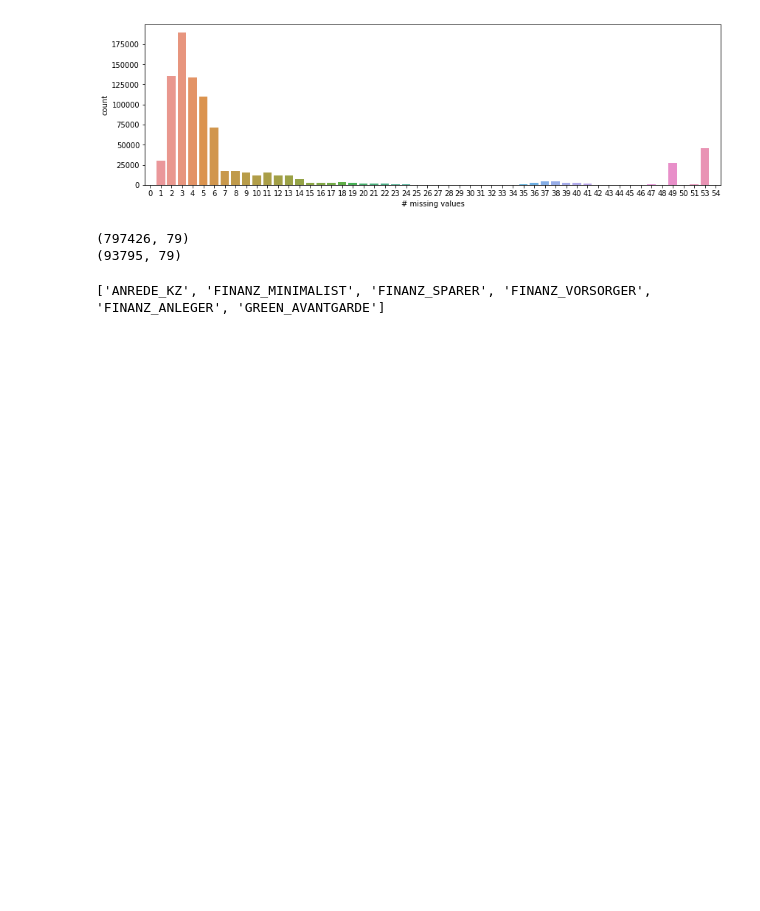
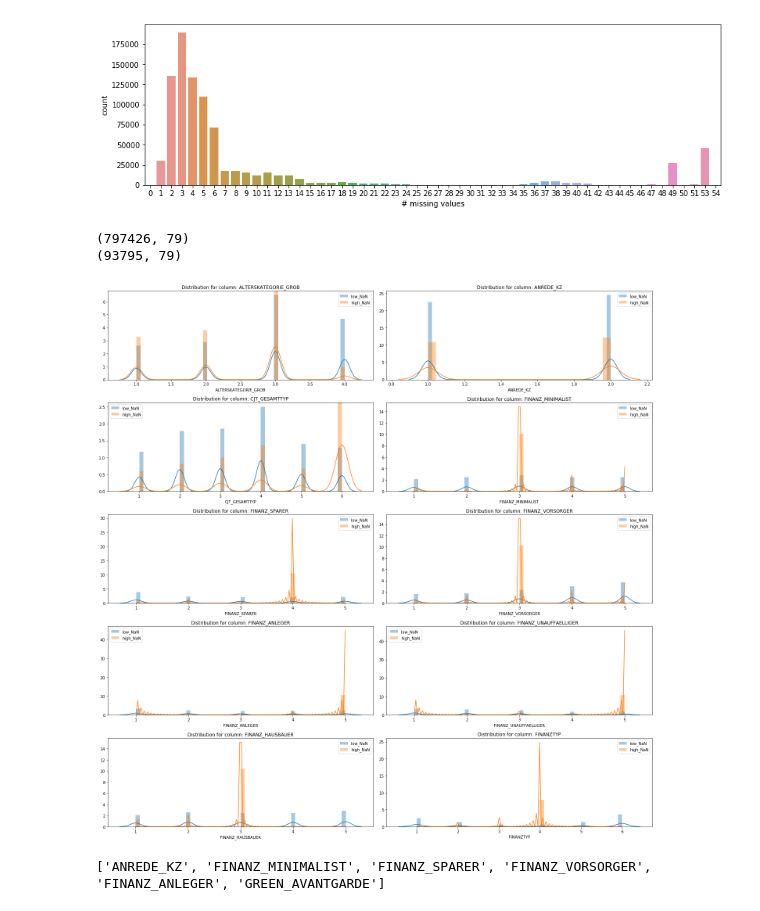
Before and after one commit to mkucz95/customer_segmentation, a Jupyter notebook: Identify_Customer_Segments.ipynb, the cells around one changed output. Saved outputs shown, nothing was run; the diff lists cells and outputs as text; code cells hidden in the pictures; blank space fills up the shorter version.

```diff
--- a/Identify_Customer_Segments.ipynb
+++ b/Identify_Customer_Segments.ipynb
@@ -309,6 +324,17 @@ print(azdias_high.shape)
 # %% [output]
 (797426, 79)
 (93795, 79)
+# %%
+plt.figure(figsize=(20,20))
+for i, col in enumerate(azdias_low.columns[:10]):
+    plt.subplot(5, 2, i+1)
+    sns.distplot(azdias_low[col][azdias_low[col].notnull()], label='low_NaN')
+    sns.distplot(azdias_high[col][azdias_high[col].notnull()], label='high_NaN')
+    plt.title('Distribution for column: {}'.format(col))
+    plt.tight_layout()
+    plt.legend();
+# %% [output]
+[figure, added]
 # %%
 # Compare the distribution of values for at least five columns where there are
 # no or few missing values, between the two subsets.
```
Also changed, not shown: parts of 30 cells of this notebook, 1 other file.
